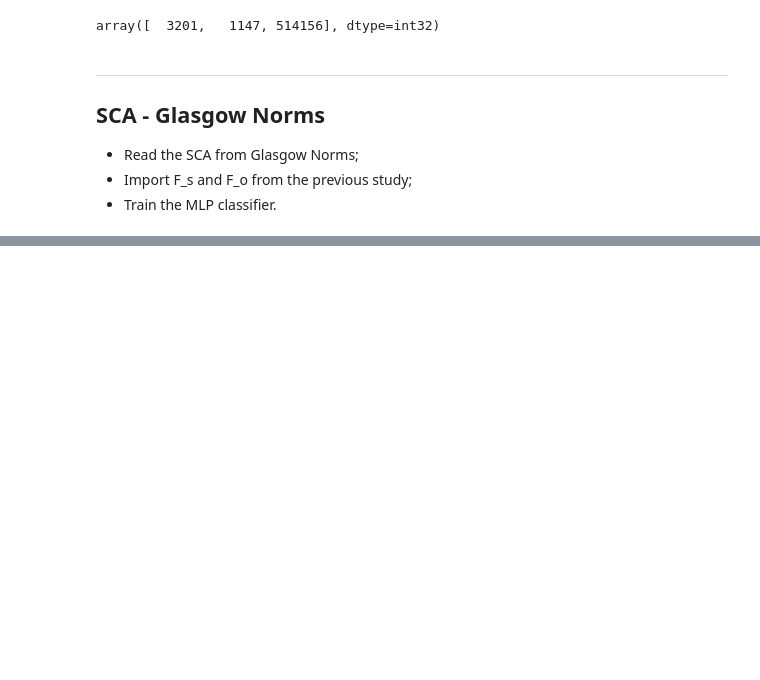
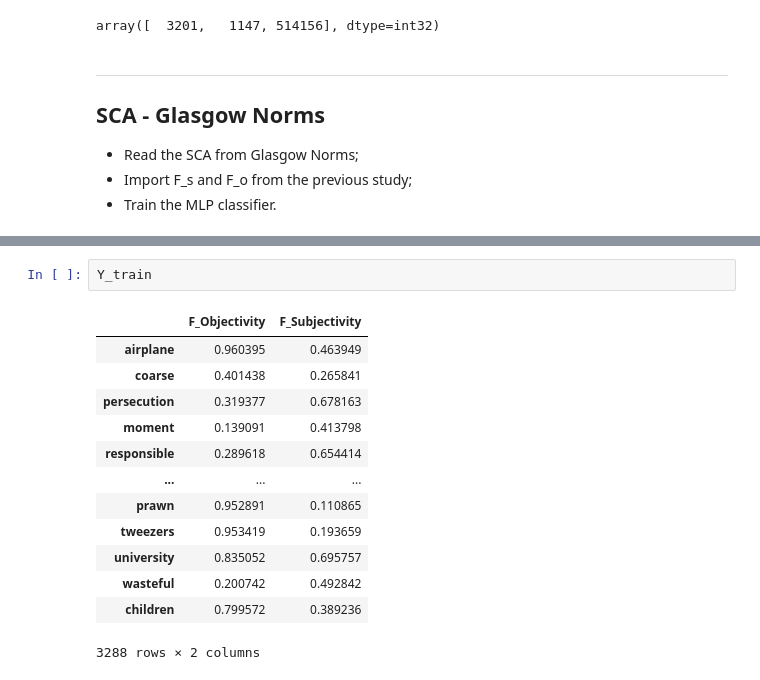
Before and after one commit to tbnsilveira/semantic_classifier, a Jupyter notebook: source/Exp_05a_WordEmbedding.ipynb, the cells around one changed output, grey strips where cells are left out. Cells and saved outputs as stored; diff of their text form; blank space fills up the shorter version.

```diff
--- a/source/Exp_05a_WordEmbedding.ipynb
+++ b/source/Exp_05a_WordEmbedding.ipynb
@@ -282,0 +183,16 @@ data_sick[data_sick['sentence_A'].str.contains(' love', case=False)]
+# %%
+Y_train
+# %% [output]
+|  | F_Objectivity | F_Subjectivity |
+| airplane | 0.960395 | 0.463949 |
+| coarse | 0.401438 | 0.265841 |
+| persecution | 0.319377 | 0.678163 |
+| moment | 0.139091 | 0.413798 |
+| responsible | 0.289618 | 0.654414 |
+| ... | ... | ... |
+| prawn | 0.952891 | 0.110865 |
+| tweezers | 0.953419 | 0.193659 |
+| university | 0.835052 | 0.695757 |
+| wasteful | 0.200742 | 0.492842 |
+| children | 0.799572 | 0.389236 |
+3288 rows × 2 columns
```
Also changed, not shown: parts of 32 cells of this notebook.
